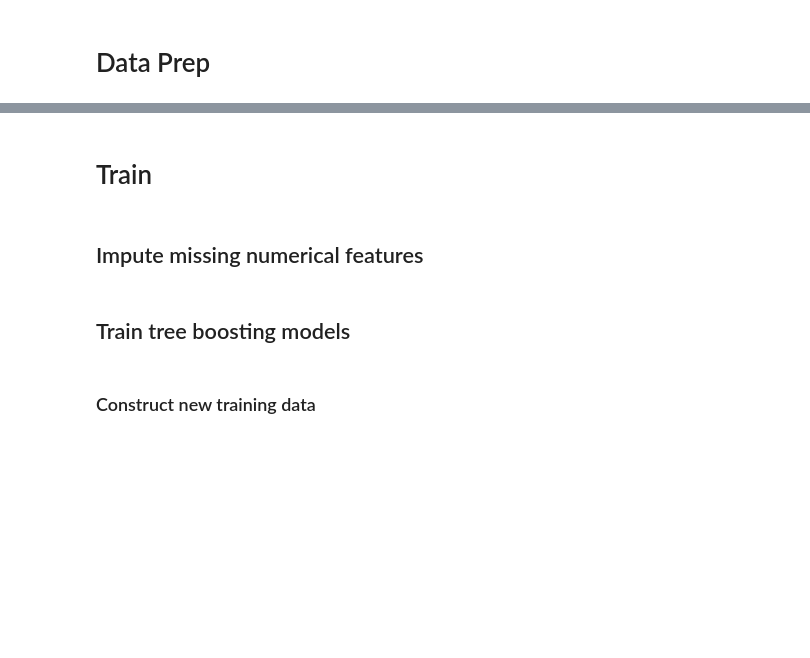
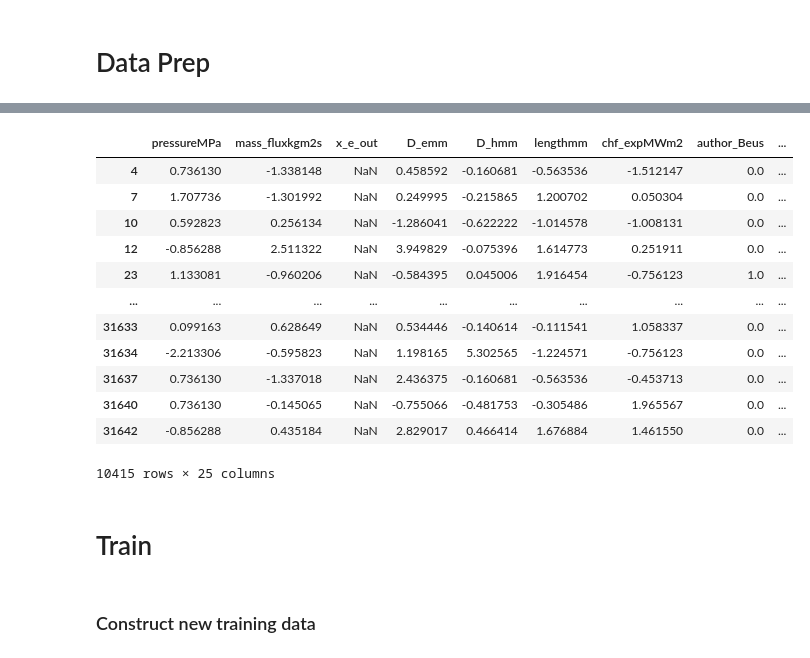
Before and after one commit to mnokno/FeatureImputationHeatFluxDataset, a Jupyter notebook: FeatureImputationHeatFluxDataset/src/FeatureImputationHeatFluxDataset.ipynb, the cells around one changed output, grey strips where cells are left out. Drawn from its saved outputs; the diff is of its cells as text; code cells hidden in the pictures; blank space fills up the shorter version.

```diff
--- a/FeatureImputationHeatFluxDataset/src/FeatureImputationHeatFluxDataset.ipynb
+++ b/FeatureImputationHeatFluxDataset/src/FeatureImputationHeatFluxDataset.ipynb
@@ -309,4 +407,18 @@ df_train
+# %%
+df_test
+# %% [output]
+|  | pressureMPa | mass_fluxkgm2s | x_e_out | D_emm | D_hmm | lengthmm | chf_expMWm2 | author_Beus | ... |
+| 4 | 0.736130 | -1.338148 | NaN | 0.458592 | -0.160681 | -0.563536 | -1.512147 | 0.0 | ... |
+| 7 | 1.707736 | -1.301992 | NaN | 0.249995 | -0.215865 | 1.200702 | 0.050304 | 0.0 | ... |
+| 10 | 0.592823 | 0.256134 | NaN | -1.286041 | -0.622222 | -1.014578 | -1.008131 | 0.0 | ... |
+| 12 | -0.856288 | 2.511322 | NaN | 3.949829 | -0.075396 | 1.614773 | 0.251911 | 0.0 | ... |
+| 23 | 1.133081 | -0.960206 | NaN | -0.584395 | 0.045006 | 1.916454 | -0.756123 | 1.0 | ... |
+| ... | ... | ... | ... | ... | ... | ... | ... | ... | ... |
+| 31633 | 0.099163 | 0.628649 | NaN | 0.534446 | -0.140614 | -0.111541 | 1.058337 | 0.0 | ... |
+| 31634 | -2.213306 | -0.595823 | NaN | 1.198165 | 5.302565 | -1.224571 | -0.756123 | 0.0 | ... |
+| 31637 | 0.736130 | -1.337018 | NaN | 2.436375 | -0.160681 | -0.563536 | -0.453713 | 0.0 | ... |
+| 31640 | 0.736130 | -0.145065 | NaN | -0.755066 | -0.481753 | -0.305486 | 1.965567 | 0.0 | ... |
+| 31642 | -0.856288 | 0.435184 | NaN | 2.829017 | 0.466414 | 1.676884 | 1.461550 | 0.0 | ... |
+10415 rows × 25 columns
 # %% [markdown]
 # Train
-# %% [markdown]
-## Impute missing numerical features
@@ -325,4 +425,2 @@ df_train_imputed.isna().sum()
-# %% [markdown]
-## Train tree boosting models
 # %% [markdown]
 ### Construct new training data
```
Also changed, not shown: parts of 22 cells of this notebook.
